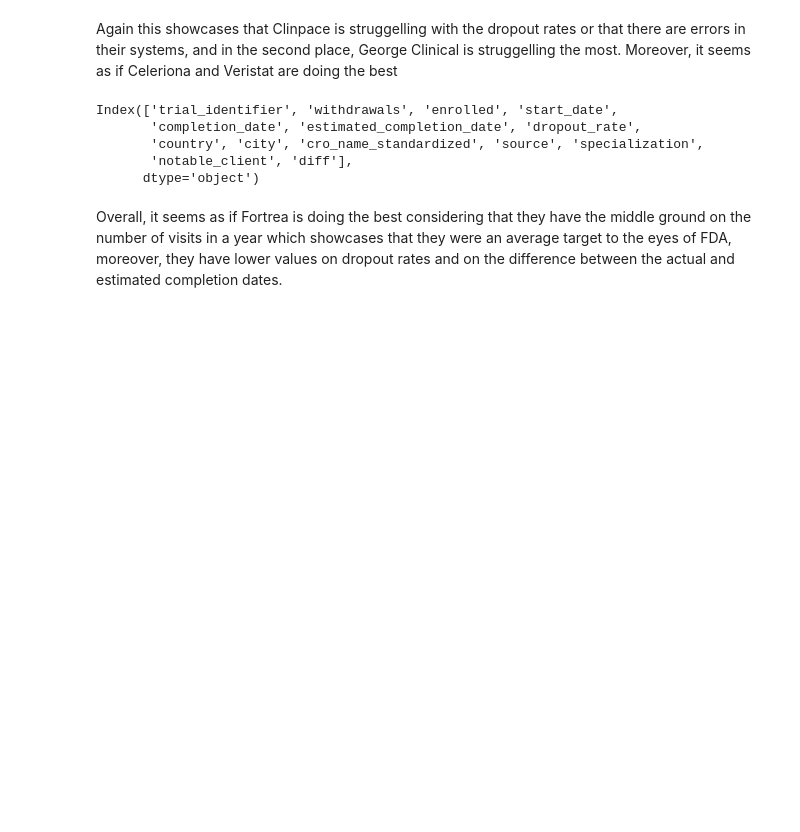
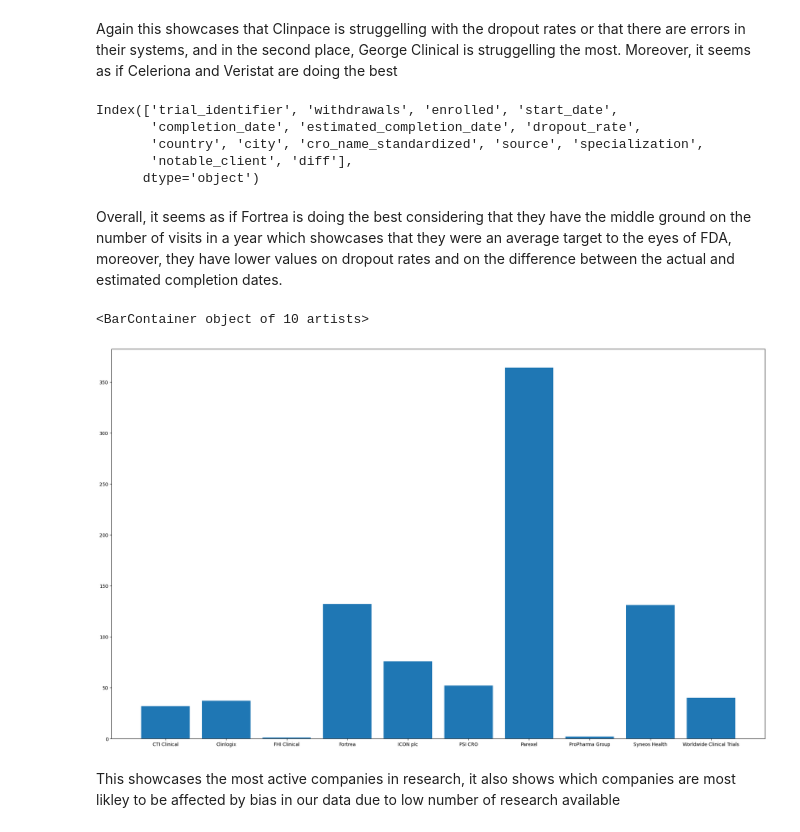
Before and after one commit to Mohammdamin-Sedaghat/Convexia_amin, a Jupyter notebook: Convexia-Amin.ipynb, the cells around one changed output. Cells and saved outputs as stored; diff of their text form; code cells hidden in the pictures; blank space fills up the shorter version.

```diff
--- a/Convexia-Amin.ipynb
+++ b/Convexia-Amin.ipynb
@@ -20,14 +20,18 @@ for p in available_list:
         print(f"✅{p} exists!")
     else:
         print(f"❌ {p} does not exist!")
+        raise FileNotFoundError(f"❌ {p} does not exist!")
 
 clinical_path = "data/clinicalTrials_summary.csv"
 if not path.exists(clinical_path):
     if not path.exists("data/clinicalTrials_summary_compressed.csv"):
         print("❌ Clinicaltrials_summary.csv does not exist!")
+        raise FileNotFoundError("❌ clinicalTrials_summary.csv does not exist!")
     else:
         clinical_path = "clinicalTrials_summary_compressed.csv"
         print("⚠️ the compressed version of Clinicaltrials_summary.csv exists!")
+else:
+    print(f"✅{clinical_path} exists!")
 # %% [output]
 ✅data/Inspection_Citation_Details.csv exists!
 ✅data/inspection_details_since2019.csv exists!
@@ -476,3 +480,12 @@ Index(['trial_identifier', 'withdrawals', 'enrolled', 'start_date',
       dtype='object')
 # %% [markdown]
 Overall, it seems as if Fortrea is doing the best considering that they have the middle ground on the number of visits in a year which showcases that they were an average target to the eyes of FDA, moreover, they have lower values on dropout rates and on the difference between the actual and estimated completion dates.
+# %%
+med = ct_copy[ct_copy['estimated_completion_date'].notna() & ct_copy['completion_date'].notna()].groupby('cro_name_standardized').count()
+plt.figure(figsize=(25,15))
+plt.bar(med.index, med.trial_identifier)
+# %% [output]
+<BarContainer object of 10 artists>
+[figure, added]
+# %% [markdown]
+This showcases the most active companies in research, it also shows which companies are most likley to be affected by bias in our data due to low number of research available
```
Also changed, not shown: parts of 1 cell of this notebook, 1 other file.
